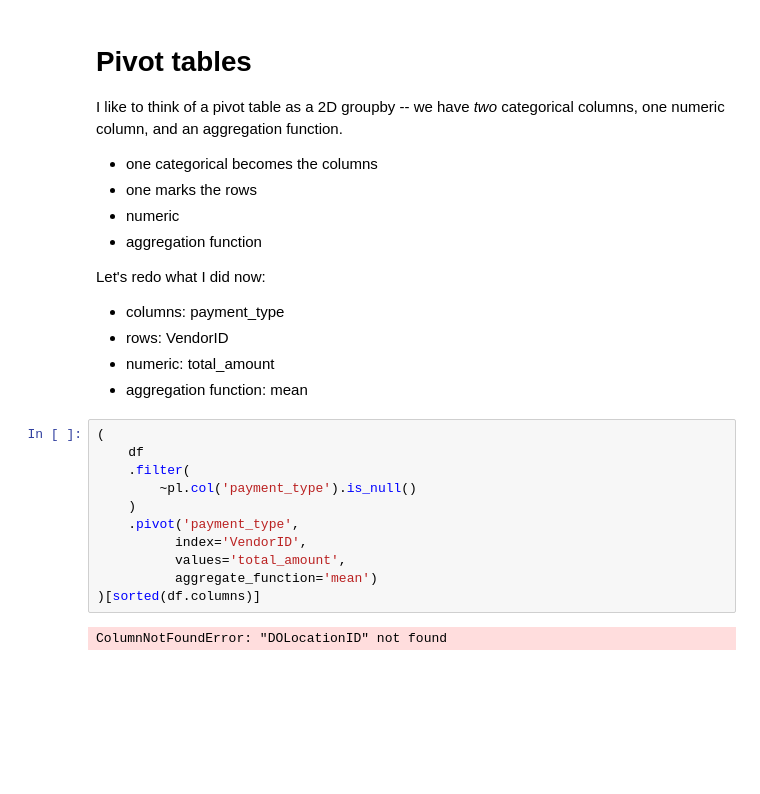
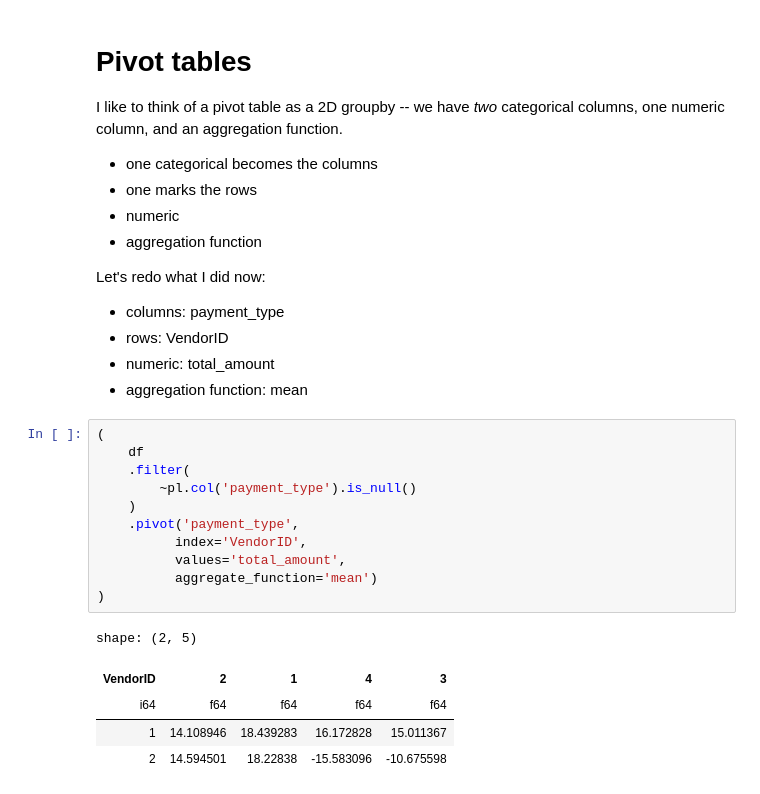
Before and after one commit to opagani/2024-08Aug-25-polars, a Jupyter notebook: LernerPython - 2024-08Aug-25-polars.ipynb, the cells around one changed output. Cells and saved outputs as stored; diff of their text form; blank space fills up the shorter version.

```diff
--- a/LernerPython - 2024-08Aug-25-polars.ipynb
+++ b/LernerPython - 2024-08Aug-25-polars.ipynb
@@ -1314,13 +1314,17 @@ Let's redo what I did now:
 # %%
 (
     df
     .filter(
         ~pl.col('payment_type').is_null()
     )
     .pivot('payment_type',
           index='VendorID',
           values='total_amount',
           aggregate_function='mean')
-)[sorted(df.columns)]
+)
 # %% [output]
-ColumnNotFoundError: "DOLocationID" not found
+shape: (2, 5)
+| VendorID | 2 | 1 | 4 | 3 |
+| i64 | f64 | f64 | f64 | f64 |
+| 1 | 14.108946 | 18.439283 | 16.172828 | 15.011367 |
+| 2 | 14.594501 | 18.22838 | -15.583096 | -10.675598 |
```
Also changed, not shown: parts of 1 cell of this notebook.
